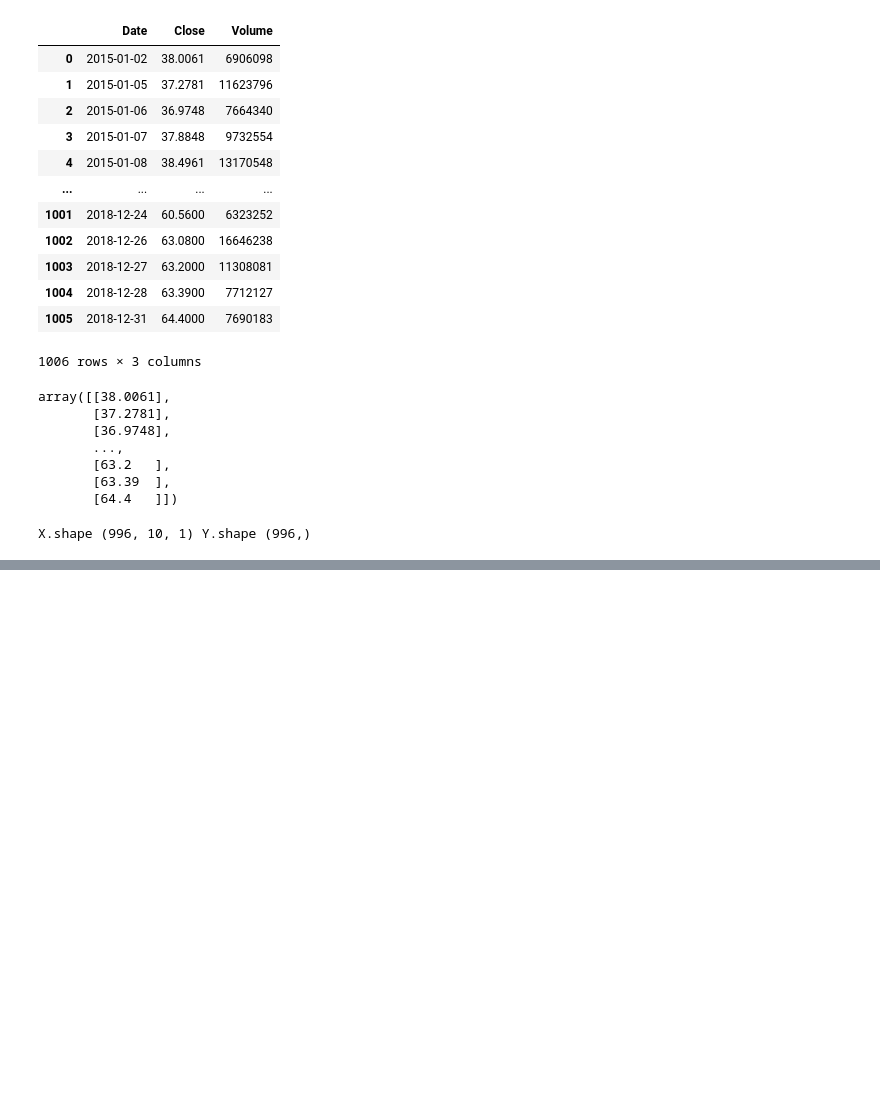
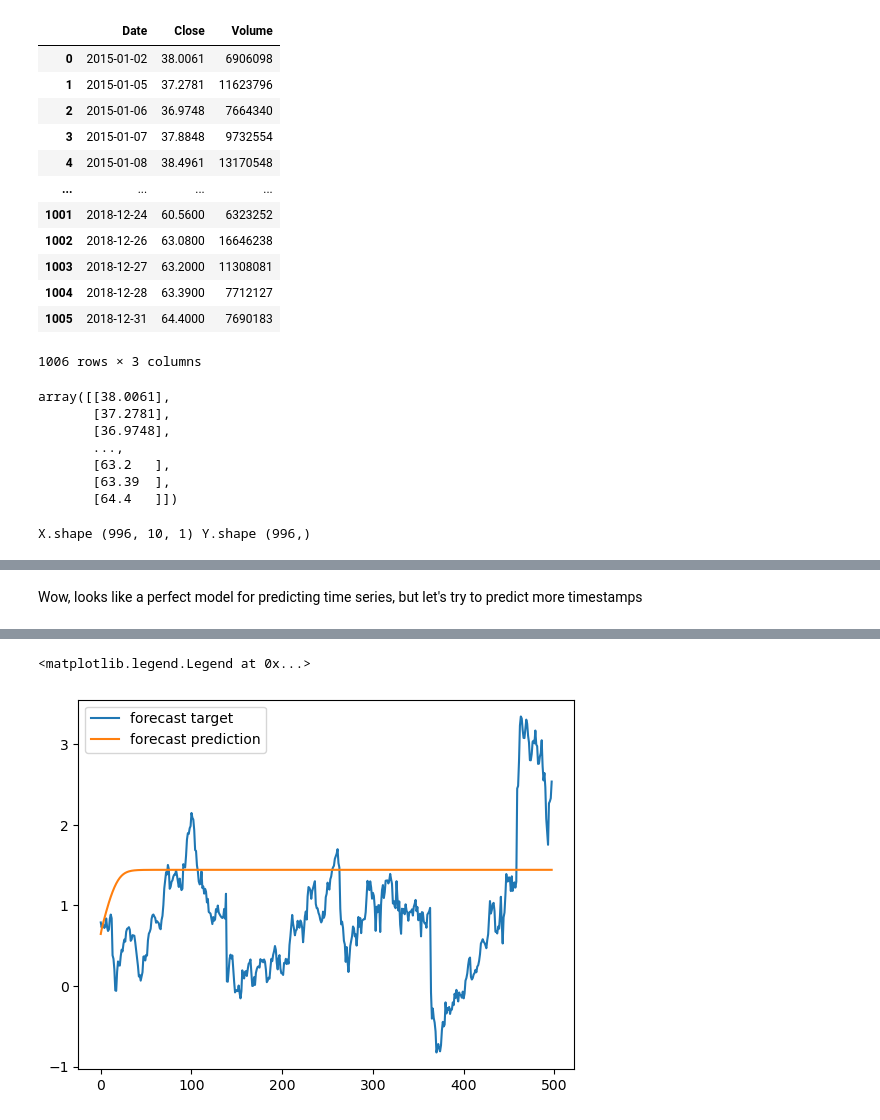
Before and after one commit to mihastele/rnn-exercise-0, a Jupyter notebook: rnn.ipynb, the cells around one changed output, grey strips where cells are left out. Saved outputs shown, nothing was run; the diff lists cells and outputs as text; code cells hidden in the pictures; blank space fills up the shorter version.

```diff
--- a/rnn.ipynb
+++ b/rnn.ipynb
@@ -124,0 +149,20 @@ plt.legend()
+# %% [markdown]
+Wow, looks like a perfect model for predicting time series, but let's try to predict more timestamps
+# %%
+validation_target = Y[-N//2:]
+validation_predictions = []
+
+last_x = X[-N // 2]
+
+while len(validation_predictions) < len(validation_target):
+    p = model.predict(last_x.reshape(1, T, 1))[0, 0] # 1x1 arr
+
+    validation_predictions.append(p)
+
+    last_x = np.roll(last_x, -1)
+    last_x[-1] = p
+
+plt.plot(validation_target, label = 'forecast target')
+plt.plot(validation_predictions, label = 'forecast prediction')
+plt.legend()
+# %% [output]
@@ -124,0 +186,2 @@ plt.legend()
+<matplotlib.legend.Legend at 0x...>
+[figure, added]
```
Also changed, not shown: parts of 5 cells of this notebook, 1 other file.
